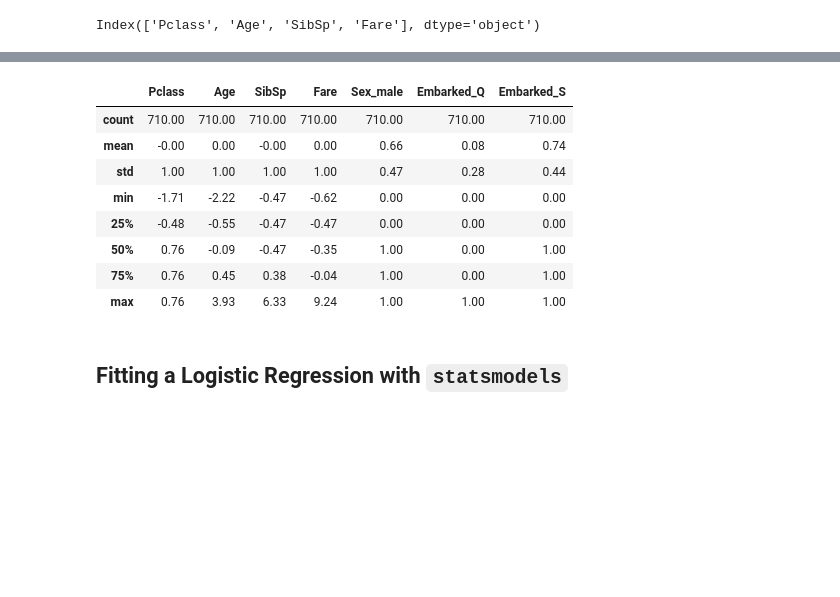
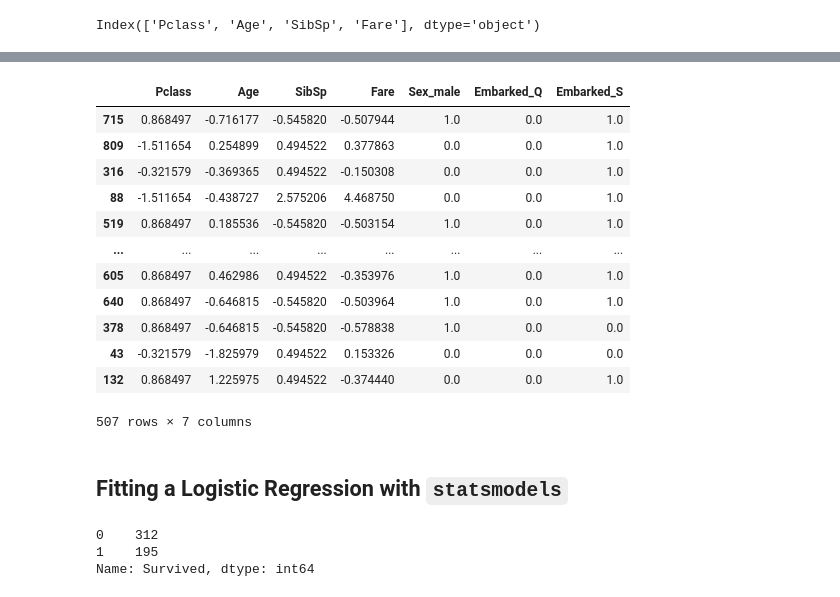
Before and after one commit to jirvingphd/online-dtsc-pt-041320-cohort-notes, a Jupyter notebook: Mod 3/sect_25_logistic_regression/instructor/sect_25_pt1_LogisticRegression_titanic-instructor.ipynb, the cells around one changed output, grey strips where cells are left out. Cells and saved outputs as stored; diff of their text form; code cells hidden in the pictures; blank space fills up the shorter version.

```diff
--- a/Mod 3/sect_25_logistic_regression/instructor/sect_25_pt1_LogisticRegression_titanic-instructor.ipynb
+++ b/Mod 3/sect_25_logistic_regression/instructor/sect_25_pt1_LogisticRegression_titanic-instructor.ipynb
@@ -241,7 +262,6 @@ Index(['Sex', 'Embarked'], dtype='object')
 # %%
 ## Train Test Split
 from sklearn.model_selection import train_test_split
-X_train, X_test, y_train, y_test = train_test_split(X, y, test_size=0.2,
-                                                    random_state=42)
+X_train, X_test, y_train, y_test = train_test_split(X, y)
 X_train.shape, y_test.shape
 # %% [output]
@@ -266,0 +291,13 @@ dtype: int64
+# %%
+train_nulls = X_train.isna().any(axis=1)
+test_nulls = X_test.isna().any(axis=1)
+# %%
+imputer_num = SimpleImputer(strategy='median')
+
+# dropna_cols = [*cat_cols,'Age']
+X_train = X_train.loc[~train_nulls]
+y_train = y_train.loc[~train_nulls]
+
+X_test = X_test.loc[~test_nulls]
+y_test = y_test.loc[~test_nulls]
+# X_train.isna().sum()
@@ -267,16 +308,13 @@ dtype: int64
 # %%
-imputer_num = SimpleImputer(strategy='median')
-X_train.dropna(subset=cat_cols,inplace=True)
-X_test.dropna(subset=cat_cols,inplace=True)
-# imputer_cat = SimpleImputer(strategy='most_frequent')#,fill_value='missing')
+# # imputer_cat = SimpleImputer(strategy='most_frequent')#,fill_value='missing')
 
-X_train[num_cols] = imputer_num.fit_transform(X_train[num_cols])
-X_test[num_cols] = imputer_num.transform(X_test[num_cols])
+# X_train[num_cols] = imputer_num.fit_transform(X_train[num_cols])
+# X_test[num_cols] = imputer_num.transform(X_test[num_cols])
 
-X_train[cat_cols] = imputer_cat.fit_transform(X_train[cat_cols])
-X_test[cat_cols] = imputer_cat.transform(X_test[cat_cols])
+# X_train[cat_cols] = imputer_cat.fit_transform(X_train[cat_cols])
+# X_test[cat_cols] = imputer_cat.transform(X_test[cat_cols])
 
-# df['Age'] = imputer.fit_transform(df[['Age']])
+# # df['Age'] = imputer.fit_transform(df[['Age']])
 # %%
 X_train.isna().sum(), X_test.isna().sum()
 # %% [output]
@@ -353,21 +389,31 @@ X_test_sca = X_test_ohe.copy()
 X_train_sca[num_cols] = scaler.fit_transform(X_train_sca[num_cols])
 X_test_sca[num_cols] = scaler.transform(X_test_sca[num_cols])
 # %%
-X_train_sca.describe().round(2)
+X_train_sca#.describe().round(2)
 # %% [output]
 |  | Pclass | Age | SibSp | Fare | Sex_male | Embarked_Q | Embarked_S |
-| count | 710.00 | 710.00 | 710.00 | 710.00 | 710.00 | 710.00 | 710.00 |
-| mean | -0.00 | 0.00 | -0.00 | 0.00 | 0.66 | 0.08 | 0.74 |
-| std | 1.00 | 1.00 | 1.00 | 1.00 | 0.47 | 0.28 | 0.44 |
-| min | -1.71 | -2.22 | -0.47 | -0.62 | 0.00 | 0.00 | 0.00 |
-| 25% | -0.48 | -0.55 | -0.47 | -0.47 | 0.00 | 0.00 | 0.00 |
-| 50% | 0.76 | -0.09 | -0.47 | -0.35 | 1.00 | 0.00 | 1.00 |
-| 75% | 0.76 | 0.45 | 0.38 | -0.04 | 1.00 | 0.00 | 1.00 |
-| max | 0.76 | 3.93 | 6.33 | 9.24 | 1.00 | 1.00 | 1.00 |
+| 715 | 0.868497 | -0.716177 | -0.545820 | -0.507944 | 1.0 | 0.0 | 1.0 |
+| 809 | -1.511654 | 0.254899 | 0.494522 | 0.377863 | 0.0 | 0.0 | 1.0 |
+| 316 | -0.321579 | -0.369365 | 0.494522 | -0.150308 | 0.0 | 0.0 | 1.0 |
+| 88 | -1.511654 | -0.438727 | 2.575206 | 4.468750 | 0.0 | 0.0 | 1.0 |
+| 519 | 0.868497 | 0.185536 | -0.545820 | -0.503154 | 1.0 | 0.0 | 1.0 |
+| ... | ... | ... | ... | ... | ... | ... | ... |
+| 605 | 0.868497 | 0.462986 | 0.494522 | -0.353976 | 1.0 | 0.0 | 1.0 |
+| 640 | 0.868497 | -0.646815 | -0.545820 | -0.503964 | 1.0 | 0.0 | 1.0 |
+| 378 | 0.868497 | -0.646815 | -0.545820 | -0.578838 | 1.0 | 0.0 | 0.0 |
+| 43 | -0.321579 | -1.825979 | 0.494522 | 0.153326 | 0.0 | 0.0 | 0.0 |
+| 132 | 0.868497 | 1.225975 | 0.494522 | -0.374440 | 0.0 | 0.0 | 1.0 |
+507 rows × 7 columns
 # %% [markdown]
 ## Fitting a Logistic Regression with `statsmodels`
 # %%
 import statsmodels.api as sm
+# %%
+y_train.value_counts()
+# %% [output]
+0    312
+1    195
+Name: Survived, dtype: int64
 # %%
 X_train_sms = sm.add_constant(X_train_sca)
 X_test_sms = sm.add_constant(X_test_sca)
```
Also changed, not shown: parts of 122 cells of this notebook.
